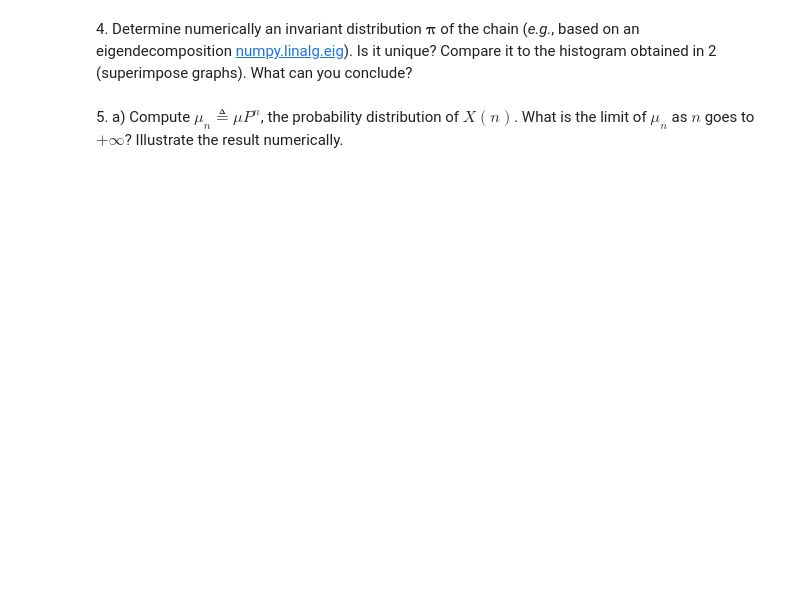
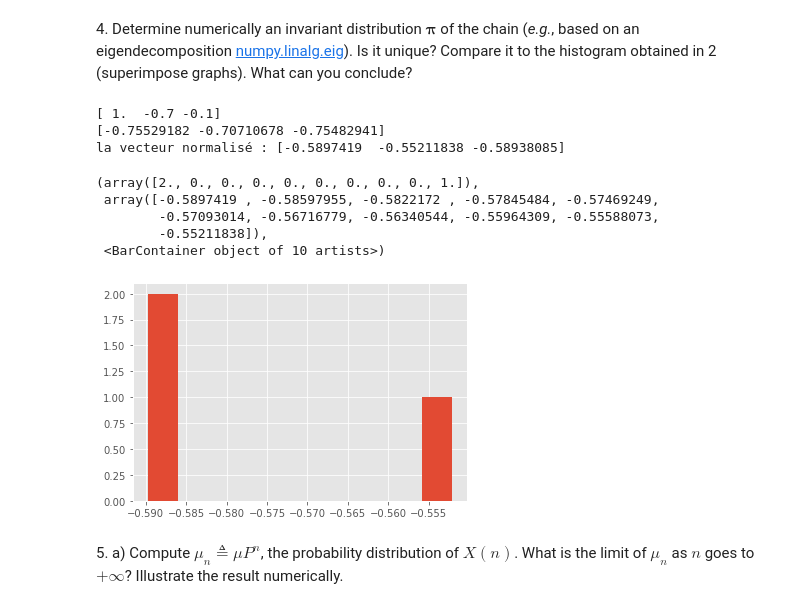
Before and after one commit to VictorNiaussat/MarkovChain, a Jupyter notebook: lab1_students/lab1_notebook.ipynb, the cells around one changed output. Cells and saved outputs as stored; diff of their text form; code cells hidden in the pictures; blank space fills up the shorter version.

```diff
--- a/lab1_students/lab1_notebook.ipynb
+++ b/lab1_students/lab1_notebook.ipynb
@@ -290,7 +266,20 @@ plt.show()
 # %%
 w,v=np.linalg.eig(P.T)
 normalized_vector = np.real(v[0] / np.linalg.norm(v[0]))
-np.sum(normalized_vector)
-normalized_vector
+print(w)
+print(v[0])
+print(f"la vecteur normalisé : {normalized_vector}")
+plt.hist(normalized_vector)
+#plt.hist(states,density=True)
+# %% [output]
+[ 1.  -0.7 -0.1]
+[-0.75529182 -0.70710678 -0.75482941]
+la vecteur normalisé : [-0.5897419  -0.55211838 -0.58938085]
+(array([2., 0., 0., 0., 0., 0., 0., 0., 0., 1.]),
+ array([-0.5897419 , -0.58597955, -0.5822172 , -0.57845484, -0.57469249,
+        -0.57093014, -0.56716779, -0.56340544, -0.55964309, -0.55588073,
+        -0.55211838]),
+ <BarContainer object of 10 artists>)
+[figure, added]
 # %% [markdown]
 5\. a) Compute $\mu_n \triangleq \mu P^n$, the probability distribution of $X(n)$. What is the limit of $\mu_n$ as $n$ goes to $+\infty$? Illustrate the result numerically.
```
Also changed, not shown: parts of 25 cells of this notebook.
